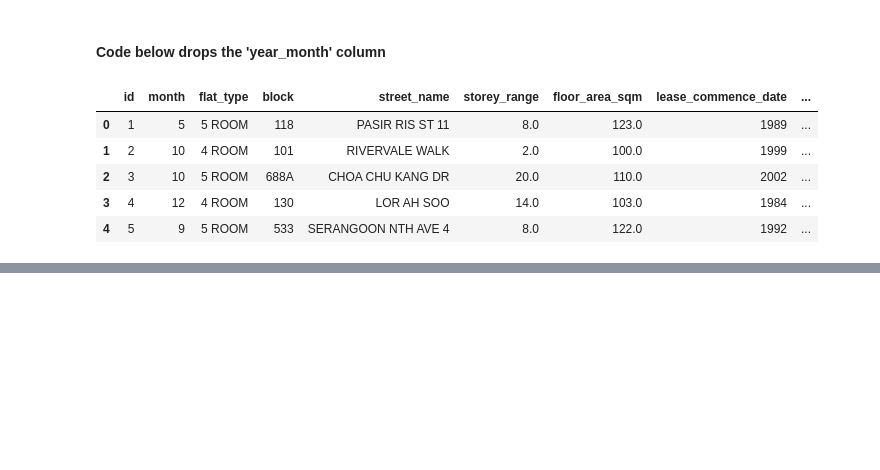
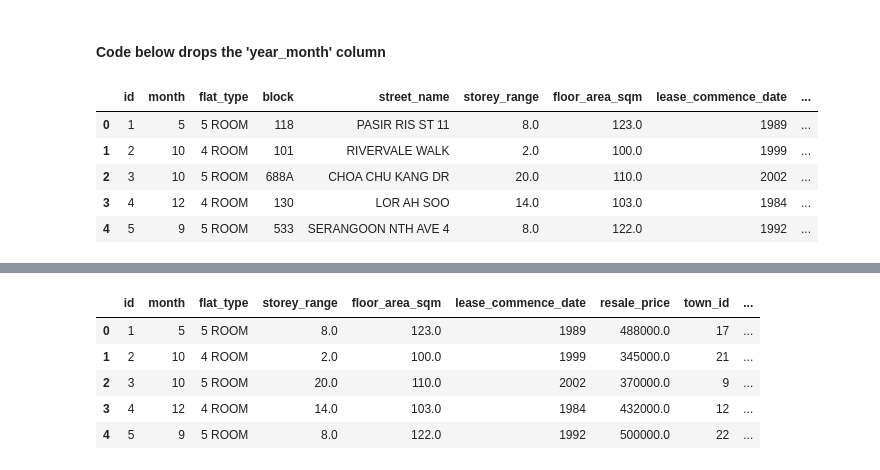
Before and after one commit to spideyeng/AIAPFoundation, a Jupyter notebook: module 3/EDA.ipynb, the cells around one changed output, grey strips where cells are left out. Saved outputs shown, nothing was run; the diff lists cells and outputs as text; code cells hidden in the pictures; blank space fills up the shorter version.

```diff
--- a/module 3/EDA.ipynb
+++ b/module 3/EDA.ipynb
@@ -796,3 +796,8 @@ def extract_lease_info(lease_str: str) -> int:
     # Convert the total lease period to months
     total_months = years * 12 + months
     return total_months
+# %%
+# Extract lease information
+df['remaining_lease_months'] = df['remaining_lease'].apply(extract_lease_info)
+# Display a random sample of the data to check the transformation
+df[['remaining_lease', 'remaining_lease_months']].sample(5)
@@ -798,0 +813,3 @@ def extract_lease_info(lease_str: str) -> int:
+# %%
+# Drop the 'remaining_lease' column
+df = df.drop(columns=['remaining_lease'])
@@ -798,0 +867,12 @@ def extract_lease_info(lease_str: str) -> int:
+# %%
+# Drop the 'block' and 'street_name' columns
+df = df.drop(columns=['block', 'street_name'])
+# %%
+df.head()
+# %% [output]
+|  | id | month | flat_type | storey_range | floor_area_sqm | lease_commence_date | resale_price | town_id | ... |
+| 0 | 1 | 5 | 5 ROOM | 8.0 | 123.0 | 1989 | 488000.0 | 17 | ... |
+| 1 | 2 | 10 | 4 ROOM | 2.0 | 100.0 | 1999 | 345000.0 | 21 | ... |
+| 2 | 3 | 10 | 5 ROOM | 20.0 | 110.0 | 2002 | 370000.0 | 9 | ... |
+| 3 | 4 | 12 | 4 ROOM | 14.0 | 103.0 | 1984 | 432000.0 | 12 | ... |
+| 4 | 5 | 9 | 5 ROOM | 8.0 | 122.0 | 1992 | 500000.0 | 22 | ... |
```
Also changed, not shown: parts of 44 cells of this notebook.
